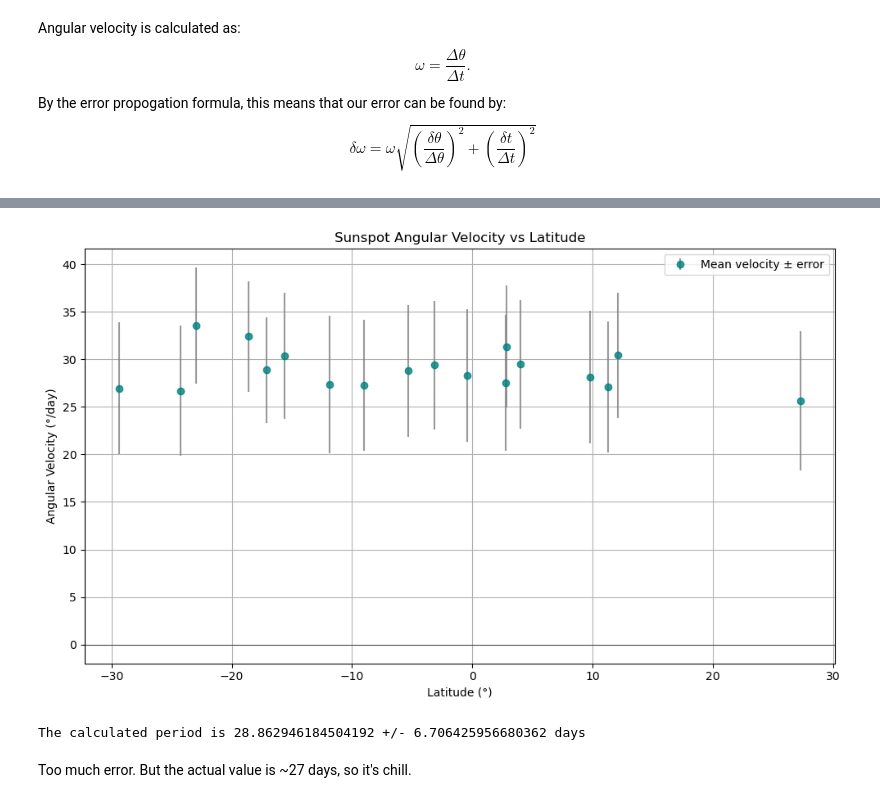
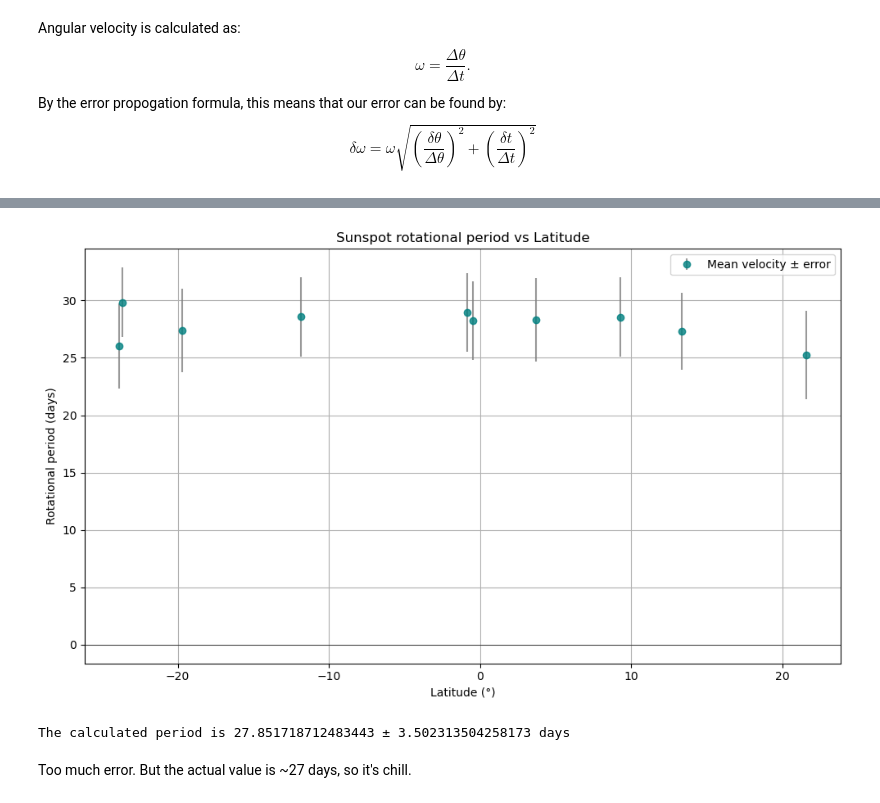
Before and after one commit to Joseph-Khoury/MQE_env, a Jupyter notebook: DML/solar_rotation_from_data/SOHO_analysis.ipynb, the cells around one changed output, grey strips where cells are left out. Drawn from its saved outputs; the diff is of its cells as text; code cells hidden in the pictures.

```diff
--- a/DML/solar_rotation_from_data/SOHO_analysis.ipynb
+++ b/DML/solar_rotation_from_data/SOHO_analysis.ipynb
@@ -291,9 +292,15 @@ Number of tracks with more than 4 velocity points is: 24
+# %%
+# Filtering through the data to take data every other frame (3 hour cadence)
+new_data = []
+for track in filtered_tracks:
+    new_track = {}
+    for key in track.keys():
+        new_track[key] = track[key][::2] # The fewer points you take, the lower the error
+    new_data.append(new_track)
 # %%
-import numpy as np
-import pandas as pd
 track_summaries = []
 
-for track in filtered_tracks:
+for track in new_data:
     times = track['times']
     lons = [p.lon.deg for p in track['positions_helio']]
     lats = [p.lat.deg for p in track['positions_helio']]
@@ -374,0 +360,18 @@ filtered_df
+# %%
+std_filtered_tracks = [track for track in track_summaries if track['std_velocity'] <3]
+
+# final_data = [track for track in track_summaries if track['std_velocity'] <3]
+
+
+#find the point with lowest longitude and latitude
+#remove all points with mean period higher than the max value
+
+# lat_filtered_std_filtered_tracks = sorted(std_filtered_tracks, key = lambda x: abs(x['median_latitude']))
+# center_point = std_filtered_tracks[0]
+
+# final_data = [track for track in lat_filtered_std_filtered_tracks if (track['mean_period'] - track['mean_error']) < center_point['mean_period']]
+final_data = [track for track in std_filtered_tracks if track['mean_period'] < 30]
+
+
+filtered_df = pd.DataFrame(final_data)
+filtered_df
@@ -375,39 +390,39 @@ filtered_df
 # %%
 # Plot mean velocity vs median latitude with error bars
 fig, ax = plt.subplots(figsize=(10, 6))
 
 ax.errorbar(
     filtered_df['median_latitude'],
     filtered_df['mean_period'],
     yerr=filtered_df['mean_error'],
     fmt='o',
     color='teal',
     ecolor='gray',
     alpha=0.8,
     label='Mean velocity ± error'
 )
 
-ax.set_title("Sunspot Angular Velocity vs Latitude")
+ax.set_title("Sunspot rotational period vs Latitude")
 ax.set_xlabel("Latitude (°)")
-ax.set_ylabel("Angular Velocity (°/day)")
+ax.set_ylabel("Rotational period (days)")
 ax.axhline(0, color='black', linewidth=0.5)
 ax.grid(True)
 ax.legend()
 plt.tight_layout()
 plt.show()
 # %% [output]
-[figure, old version]
+[figure, new version]
 # %%
 track_periods = []
 track_errors = []
-for track in std_filtered_tracks:
+for track in final_data:
     track_periods.append(track['mean_period'])
     track_errors.append(track['mean_error'])
 mean_period = np.mean(track_periods)
 mean_error = np.mean(track_errors)
 
-print(f"The calculated period is {mean_period} +/- {mean_error} days")
+print(f"The calculated period is {mean_period} ± {mean_error} days")
 # %% [output]
-The calculated period is 28.862946184504192 +/- 6.706425956680362 days
+The calculated period is 27.851718712483443 ± 3.502313504258173 days
 # %% [markdown]
 Too much error. But the actual value is ~27 days, so it's chill.
```
Also changed, not shown: parts of 15 cells of this notebook, 9 other files.
